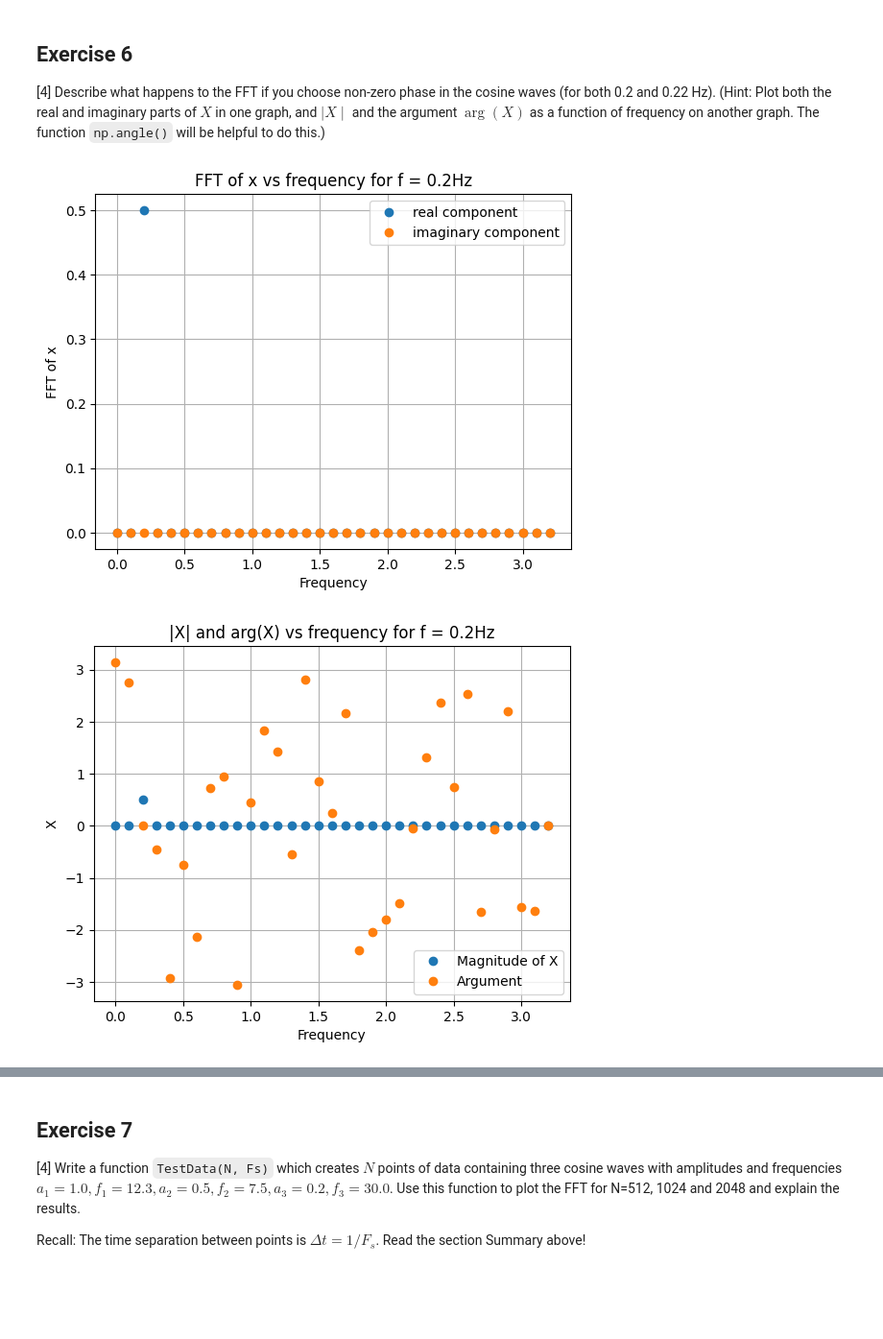
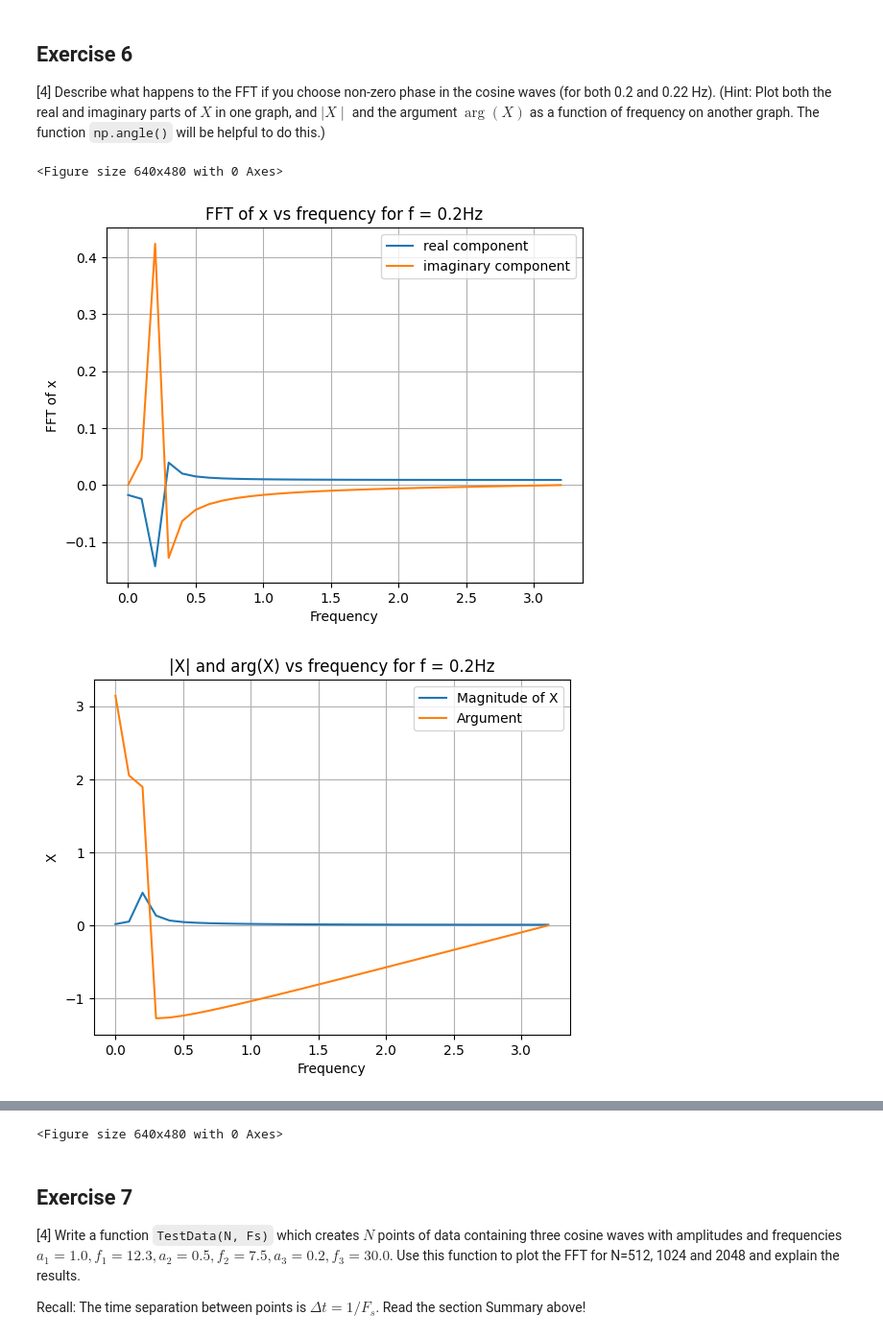
Before and after one commit to PX2145-2025/week-10-b-Luscombe-Charlie, a Jupyter notebook: FFT.ipynb, the cells around one changed output, grey strips where cells are left out. Shown: that part at 96% size. Saved outputs shown, nothing was run; the diff lists cells and outputs as text; code cells hidden in the pictures; blank space fills up the shorter version.

```diff
--- a/FFT.ipynb
+++ b/FFT.ipynb
@@ -442,53 +445,30 @@ plt.grid()
 # %%
 # For 0.2 Hz:
 N = 64
 tau = 10.0
 t = np.linspace(0, tau, N, endpoint=False)
-f = 0.20
-x = np.cos(2*np.pi*f*t)
+f = 0.22
+phase = np.pi/2.5
+x = np.cos(2*np.pi*f*t+phase)
 Fs = N/tau
 frq, X = Spectrum1(x, Fs)
-plt.plot(frq, X.real, 'o', label = "real component")
-plt.plot(frq, X.imag, 'o', label = "imaginary component")
+plt.plot(frq, X.real, label = "real component")
+plt.plot(frq, X.imag, label = "imaginary component")
 plt.title('FFT of x vs frequency for f = 0.2Hz')
 plt.xlabel('Frequency')
 plt.ylabel('FFT of x')
 plt.legend()
 plt.grid()
 plt.figure()
-plt.plot(frq, abs(X), 'o', label = "Magnitude of X")
-plt.plot(frq, np.angle(X), 'o', label = "Argument")
+plt.plot(frq, np.abs(X), label = "Magnitude of X")
+plt.plot(frq, np.angle(X), label = "Argument")
 plt.title('|X| and arg(X) vs frequency for f = 0.2Hz')
 plt.xlabel('Frequency')
 plt.ylabel('X')
 plt.legend()
 plt.grid()
 plt.figure()
-
-# for 0.22 Hz
-
-N = 64
-tau = 10.0
-t = np.linspace(0, tau, N, endpoint=False)
-f = 0.22
-x = np.cos(2*np.pi*f*t)
-Fs = N/tau
-frq, X = Spectrum1(x, Fs)
-plt.plot(frq, X.real, 'o', label = "real component")
-plt.plot(frq, X.imag, 'o', label = "imaginary component")
-plt.title('FFT of x vs frequency for f = 0.22Hz')
-plt.xlabel('Frequency')
-plt.ylabel('FFT of x')
-plt.legend()
-plt.grid()
-plt.figure()
-plt.plot(frq, abs(X), 'o', label = "Magnitude of X")
-plt.plot(frq, np.angle(X), 'o', label = "Argument")
-plt.title('|X| and arg(X) vs frequency for f = 0.22Hz')
-plt.xlabel('Frequency')
-plt.ylabel('X')
-plt.legend()
-plt.grid()
 # %% [output]
+<Figure size 640x480 with 0 Axes>
-[figure, old version]
+[figure, new version]
-[figure, old version]
+[figure, new version]
@@ -497,3 +475,4 @@ plt.grid()
+<Figure size 640x480 with 0 Axes>
 # %% [markdown]
 ## Exercise 7
 
```
Also changed, not shown: parts of 6 cells of this notebook.
